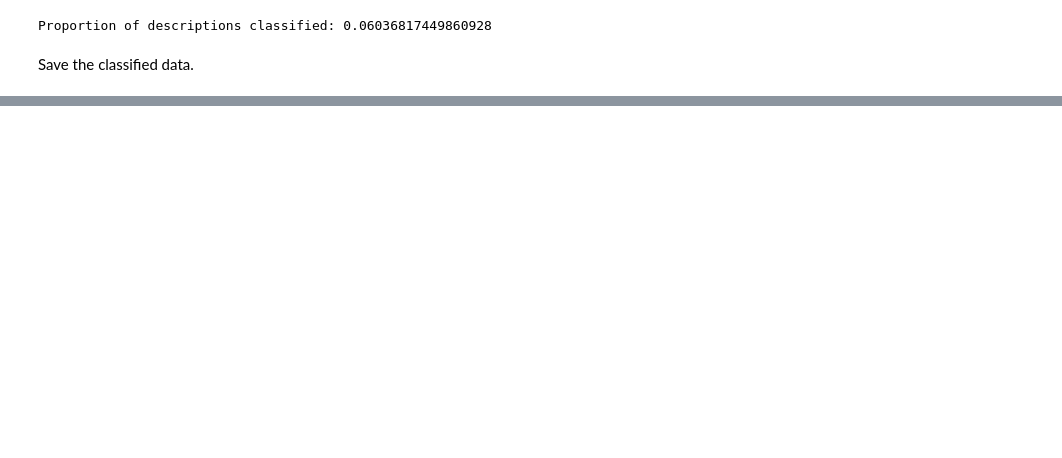
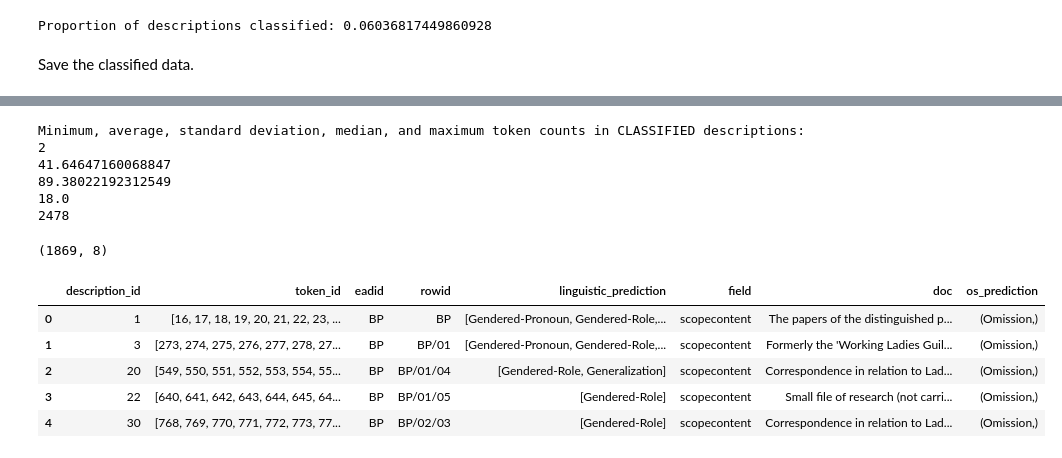
Before and after one commit to thegoose20/nusc, a Jupyter notebook: ling-os_clf.ipynb, the cells around one changed output, grey strips where cells are left out. Cells and saved outputs as stored; diff of their text form; code cells hidden in the pictures; blank space fills up the shorter version.

```diff
--- a/ling-os_clf.ipynb
+++ b/ling-os_clf.ipynb
@@ -260,0 +353,29 @@ df.to_csv(config.classified_data_path+"lc-osc_predictions.csv")
+# %%
+print("Minimum, average, standard deviation, median, and maximum token counts in CLASSIFIED descriptions:")
+print(np.min(clf_token_counts))
+print(np.mean(clf_token_counts))
+print(np.std(clf_token_counts))
+print(np.median(clf_token_counts))
+print(np.max(clf_token_counts))
+# %% [output]
+Minimum, average, standard deviation, median, and maximum token counts in CLASSIFIED descriptions:
+2
+41.64647160068847
+89.38022192312549
+18.0
+2478
+# %%
+clf_docs = clf_docs.reset_index()
+unclf_docs = unclf_docs.reset_index()
+# %%
+o_docs = clf_docs.loc[clf_docs.os_prediction == ('Omission',)]
+print(o_docs.shape)
+o_docs.head()
+# %% [output]
+(1869, 8)
+|  | description_id | token_id | eadid | rowid | linguistic_prediction | field | doc | os_prediction |
+| 0 | 1 | [16, 17, 18, 19, 20, 21, 22, 23, ... | BP | BP | [Gendered-Pronoun, Gendered-Role,... | scopecontent | The papers of the distinguished p... | (Omission,) |
+| 1 | 3 | [273, 274, 275, 276, 277, 278, 27... | BP | BP/01 | [Gendered-Pronoun, Gendered-Role,... | scopecontent | Formerly the 'Working Ladies Guil... | (Omission,) |
+| 2 | 20 | [549, 550, 551, 552, 553, 554, 55... | BP | BP/01/04 | [Gendered-Role, Generalization] | scopecontent | Correspondence in relation to Lad... | (Omission,) |
+| 3 | 22 | [640, 641, 642, 643, 644, 645, 64... | BP | BP/01/05 | [Gendered-Role] | scopecontent | Small file of research (not carri... | (Omission,) |
+| 4 | 30 | [768, 769, 770, 771, 772, 773, 77... | BP | BP/02/03 | [Gendered-Role] | scopecontent | Correspondence in relation to Lad... | (Omission,) |
```
Also changed, not shown: parts of 33 cells of this notebook, 1 other file.
